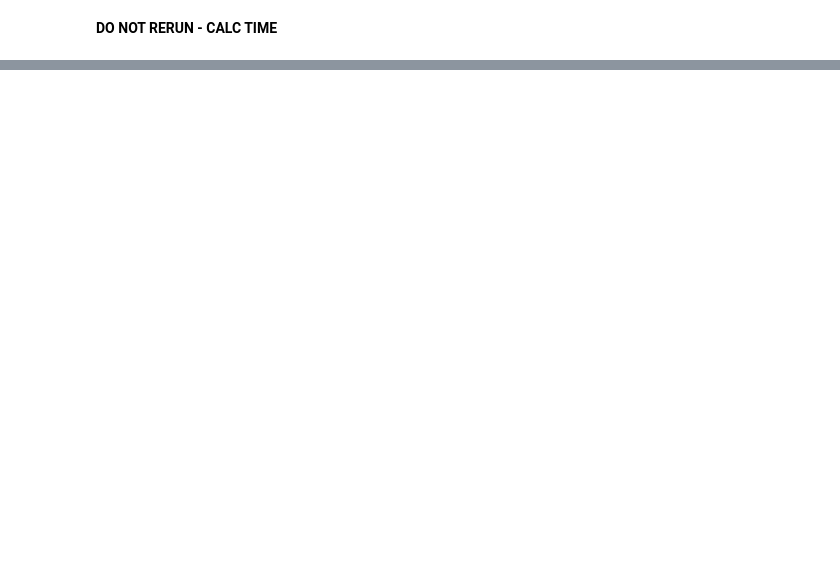
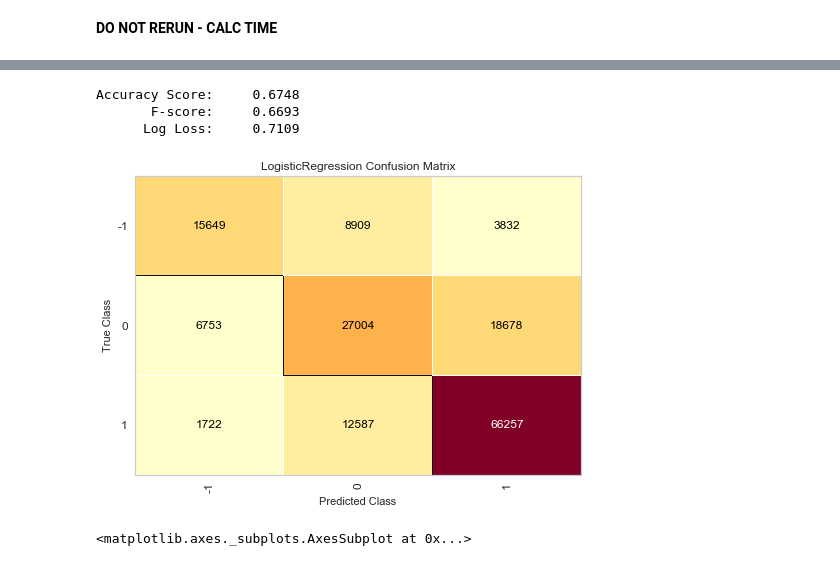
Before and after one commit to dwitten392/Springboard---DW, a Jupyter notebook: Captstone 2 - Goodreads Reviews/Goodreads Book Reviews.ipynb, the cells around one changed output, grey strips where cells are left out. Saved outputs shown, nothing was run; the diff lists cells and outputs as text; code cells hidden in the pictures; blank space fills up the shorter version.

```diff
--- a/Captstone 2 - Goodreads Reviews/Goodreads Book Reviews.ipynb
+++ b/Captstone 2 - Goodreads Reviews/Goodreads Book Reviews.ipynb
@@ -881,0 +996,12 @@ visualizer.show()
+# %%
+#unpickle the model_dmm vector
+with open("model_dbow_train.pkl", "rb") as fp:   # Unpickling
+    model_dbow_train = pickle.load(fp)
+# %%
+#pickling the model_dmm vector
+with open("model_dbow_test.pkl", "wb") as fp:   #Pickling
+    pickle.dump(model_dbow_test, fp)
+# %%
+#unpickle the model_dmm vector
+with open("model_dbow_test.pkl", "rb") as fp:   # Unpickling
+    model_dbow_test = pickle.load(fp)
@@ -881,0 +1047,5 @@ visualizer.show()
+# %%
+#Using C = 1
+from sklearn.linear_model import LogisticRegression
+dbow_logit = LogisticRegression(verbose=1, solver='lbfgs', random_state=50, C=1, penalty='l2', max_iter=500, n_jobs = -1)
+dbow_logit_model = dbow_logit.fit(model_dbow_train, y_train)
@@ -881,0 +1055,30 @@ visualizer.show()
+# %%
+from sklearn.metrics import accuracy_score, f1_score, log_loss
+# Actual class predictions
+dbow_preds = dbow_logit_model.predict(model_dbow_test)
+# Probabilities for each class
+dbow_probs = dbow_logit_model.predict_proba(model_dbow_test)[:,]
+
+dbow_accuracy_score = accuracy_score(y_test, dbow_preds)
+dbow_f1_value = f1_score(y_test, dbow_preds, average ='weighted')
+dbow_log_loss_value = log_loss(y_test, dbow_probs, normalize=True)
+print("Accuracy Score:     {:0.4f}".format(dbow_accuracy_score))
+print("       F-score:     {:0.4f}".format(dbow_f1_value))
+print("      Log Loss:     {:0.4f}".format(dbow_log_loss_value))
+# %% [output]
+Accuracy Score:     0.6748
+       F-score:     0.6693
+      Log Loss:     0.7109
+# %%
+#logit confusion matrix
+from yellowbrick.classifier import ConfusionMatrix
+
+knn_cm = ConfusionMatrix(dbow_logit_model)
+
+knn_cm.fit(model_dbow_train, y_train)
+knn_cm.score(model_dbow_test, y_test)
+
+knn_cm.show()
+# %% [output]
+[figure, added]
+<matplotlib.axes._subplots.AxesSubplot at 0x...>
```
Also changed, not shown: parts of 149 cells of this notebook.
